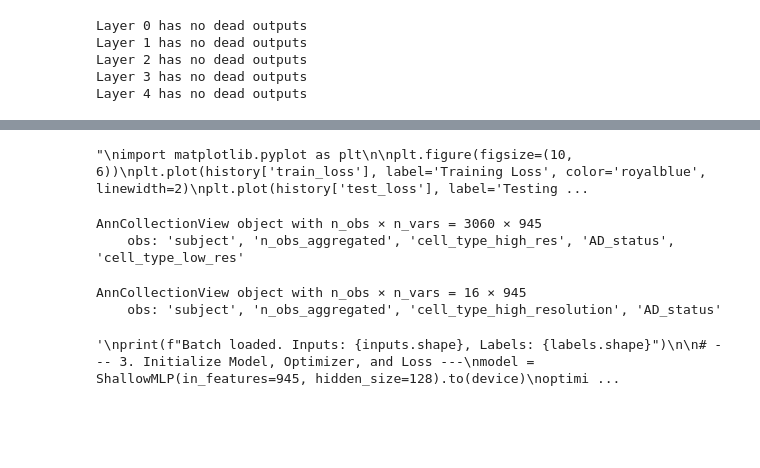
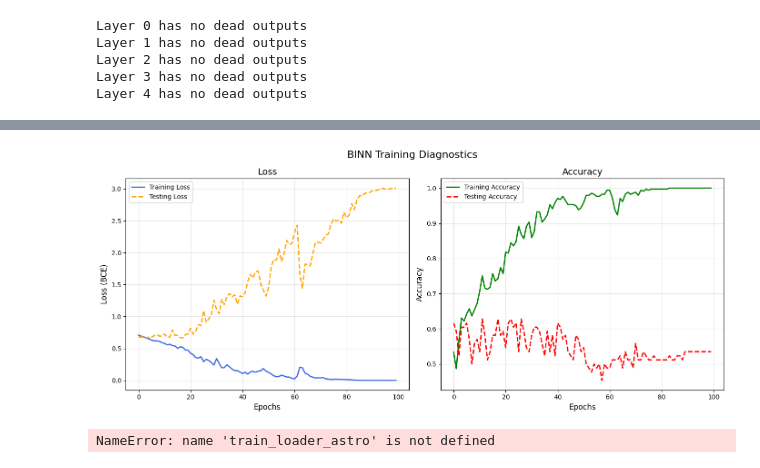
Before and after one commit to ThomasM31/BBTX11-VT26-07, a Jupyter notebook: BINN/data_handling_test.ipynb, the cells around one changed output, grey strips where cells are left out. Drawn from its saved outputs; the diff is of its cells as text; code cells hidden in the pictures; blank space fills up the shorter version.

Commit message:
updated testing, BINN seems to learn?!?!?!?

```diff
--- a/BINN/data_handling_test.ipynb
+++ b/BINN/data_handling_test.ipynb
@@ -451,21 +458,5 @@ Layer 4 has no dead outputs
 # %%
 # Step through the training
 EPOCHS = 100
-history = {'train_loss': [], 'train_acc': [], 'test_loss': [], 'test_acc': []}
-
-for epoch in range(EPOCHS):
-    # model2 is ShallowMLP
-    # model is full MLP
-    train_loss, train_acc = bt.train_one_epoch(binn, train_loader_global, criterion, optimizer, device)
-    test_loss, test_acc = bt.test_one_epoch(binn, test_loader_global, criterion, device)
-
-    print(f"Epoch {epoch+1} / {EPOCHS}")
-    print(f"Train Loss: {train_loss:.4f} | Train Acc: {train_acc:.4f}")
-    print(f"Test Loss:  {test_loss:.4f} | Test Acc:  {test_acc:.4f}")
-    print("-" * 30)
-
-    history['train_loss'].append(train_loss)
-    history['train_acc'].append(train_acc)
-    history['test_loss'].append(test_loss)
-    history['test_acc'].append(test_acc)
+history = dh.training_loop(binn, train_loader_global, test_loader_global, criterion, optimizer, device, scheduler=0, epochs=EPOCHS)
 # %% [output]
@@ -489,26 +487,28 @@ Test Loss:  1.0750 | Test Acc:  0.5233
 # %%
-# Plotting
-"""
-import matplotlib.pyplot as plt
+fig, axes = plt.subplots(1, 2, figsize=(14, 6))
+# Loss plot
+axes[0].plot(history['train_loss'], label='Training Loss', color='royalblue', linewidth=2)
+axes[0].plot(history['test_loss'], label='Testing Loss', color='orange', linestyle='--', linewidth=2)
+axes[0].set_title('Loss', fontsize=14)
+axes[0].set_xlabel('Epochs', fontsize=12)
+axes[0].set_ylabel('Loss (BCE)', fontsize=12)
+axes[0].legend()
+axes[0].grid(alpha=0.3)
 
-plt.figure(figsize=(10, 6))
-plt.plot(history['train_loss'], label='Training Loss', color='royalblue', linewidth=2)
-plt.plot(history['test_loss'], label='Testing Loss', color='orange', linestyle='--', linewidth=2)
+# Accuracy plot
+axes[1].plot(history['train_acc'], label='Training Accuracy', color='green', linewidth=2)
+axes[1].plot(history['test_acc'], label='Testing Accuracy', color='red', linestyle='--', linewidth=2)
+axes[1].set_title('Accuracy', fontsize=14)
+axes[1].set_xlabel('Epochs', fontsize=12)
+axes[1].set_ylabel('Accuracy', fontsize=12)
+axes[1].legend()
+axes[1].grid(alpha=0.3)
 
-plt.title('BINN Training Diagnostics', fontsize=14)
-plt.xlabel('Epochs', fontsize=12)
-plt.ylabel('Loss (BCE)', fontsize=12)
-plt.legend()
-plt.grid(alpha=0.3)
+plt.suptitle('BINN Training Diagnostics', fontsize=16)
+plt.tight_layout()
 plt.show()
-"""
 # %% [output]
-"\nimport matplotlib.pyplot as plt\n\nplt.figure(figsize=(10, 6))\nplt.plot(history['train_loss'], label='Training Loss', color='royalblue', linewidth=2)\nplt.plot(history['test_loss'], label='Testing ...
+[figure, added]
-# %%
-train_loader.dataset
-# %% [output]
-AnnCollectionView object with n_obs × n_vars = 3060 × 945
-    obs: 'subject', 'n_obs_aggregated', 'cell_type_high_res', 'AD_status', 'cell_type_low_res'
 # %%
 # SANITY CHECK - FROM GEMINI, only runs one one batch to check data is working
 import torch
@@ -579,6 +579,4 @@ for epoch in range(150):
         print(f"Epoch {epoch:3d} | Loss: {loss.item():.4f} | Acc: {acc:.2f} | Grad Norm: {grad_norm:.2f}")
 """
 # %% [output]
-AnnCollectionView object with n_obs × n_vars = 16 × 945
-    obs: 'subject', 'n_obs_aggregated', 'cell_type_high_resolution', 'AD_status'
+NameError: name 'train_loader_astro' is not defined
-'\nprint(f"Batch loaded. Inputs: {inputs.shape}, Labels: {labels.shape}")\n\n# --- 3. Initialize Model, Optimizer, and Loss ---\nmodel = ShallowMLP(in_features=945, hidden_size=128).to(device)\noptimi ...
```
Also changed, not shown: parts of 8 cells of this notebook.
